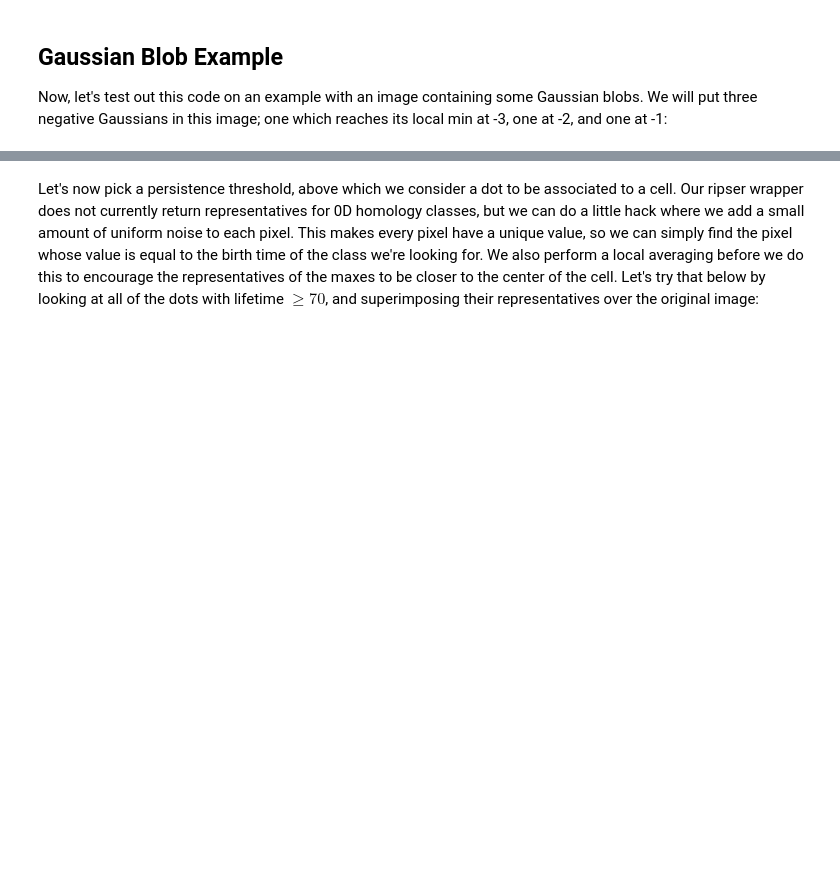
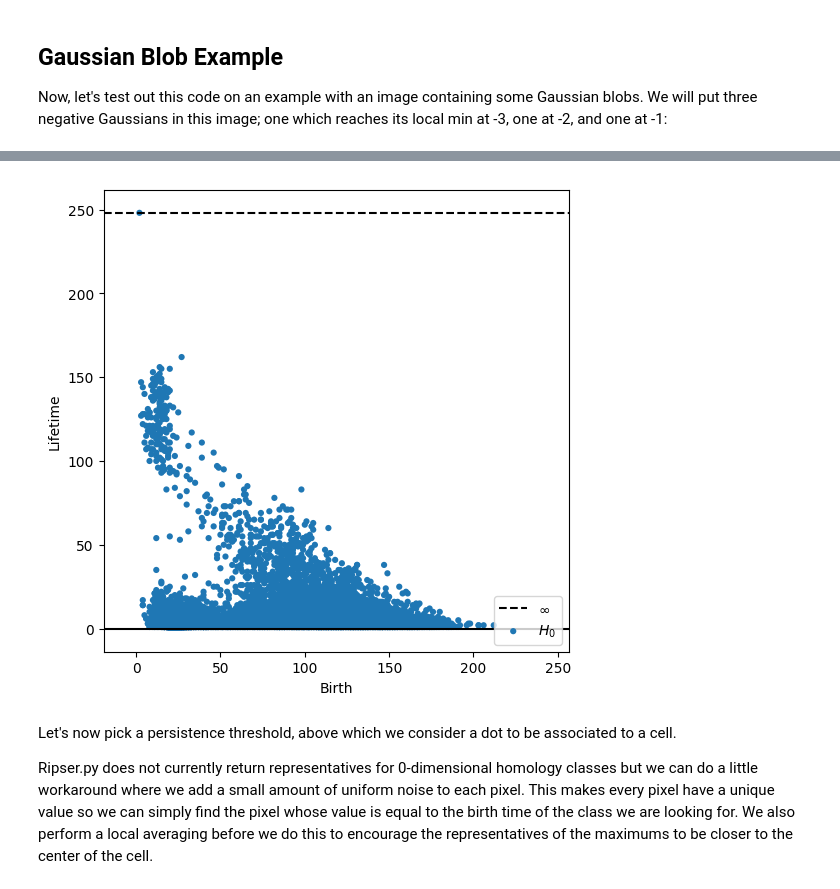
Before and after one commit to scikit-tda/ripser.py, a Jupyter notebook: notebooks/Lower Star Image Filtrations.ipynb, the cells around one changed output, grey strips where cells are left out. Saved outputs shown, nothing was run; the diff lists cells and outputs as text; code cells hidden in the pictures; blank space fills up the shorter version.

```diff
--- a/notebooks/Lower Star Image Filtrations.ipynb
+++ b/notebooks/Lower Star Image Filtrations.ipynb
@@ -107,2 +73,12 @@ plt.show()
+# %%
+dgm = lower_star_img(-cells_grey)
+
+plt.figure(figsize=(6, 6))
+plot_dgms(dgm, lifetime=True)
+plt.show()
+# %% [output]
+[figure, added]
 # %% [markdown]
-Let's now pick a persistence threshold, above which we consider a dot to be associated to a cell.  Our ripser wrapper does not currently return representatives for 0D homology classes, but we can do a little hack where we add a small amount of uniform noise to each pixel.  This makes every pixel have a unique value, so we can simply find the pixel whose value is equal to the birth time of the class we're looking for.  We also perform a local averaging before we do this to encourage the representatives of the maxes to be closer to the center of the cell.  Let's try that below by looking at all of the dots with lifetime $\geq 70$, and superimposing their representatives over the original image:
+Let's now pick a persistence threshold, above which we consider a dot to be associated to a cell.
+
+Ripser.py does not currently return representatives for 0-dimensional homology classes but we can do a little workaround where we add a small amount of uniform noise to each pixel.  This makes every pixel have a unique value so we can simply find the pixel whose value is equal to the birth time of the class we are looking for.  We also perform a local averaging before we do this to encourage the representatives of the maximums to be closer to the center of the cell.
```
Also changed, not shown: parts of 17 cells of this notebook, 3 other files.
